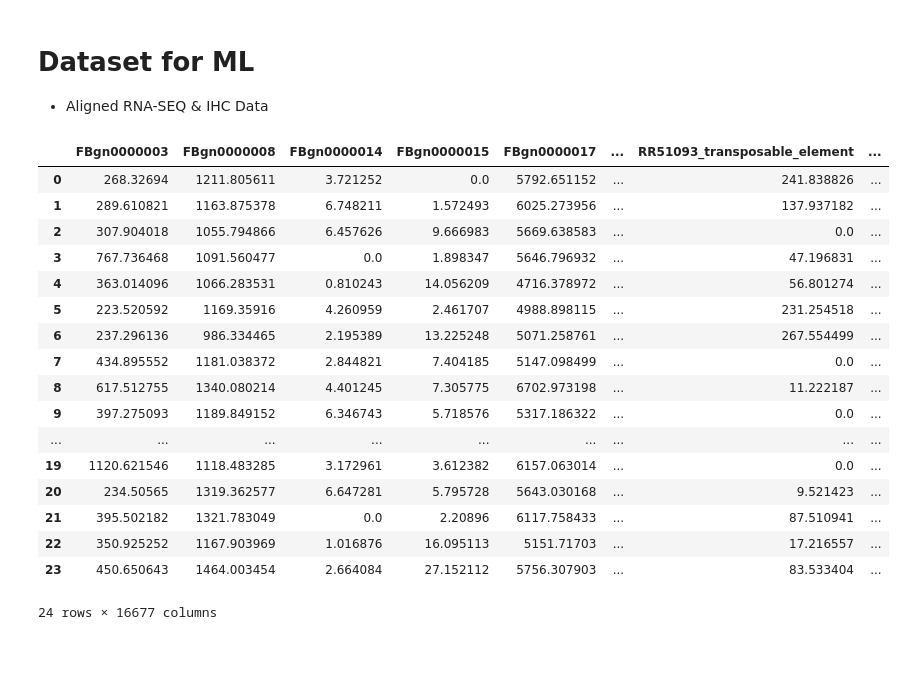
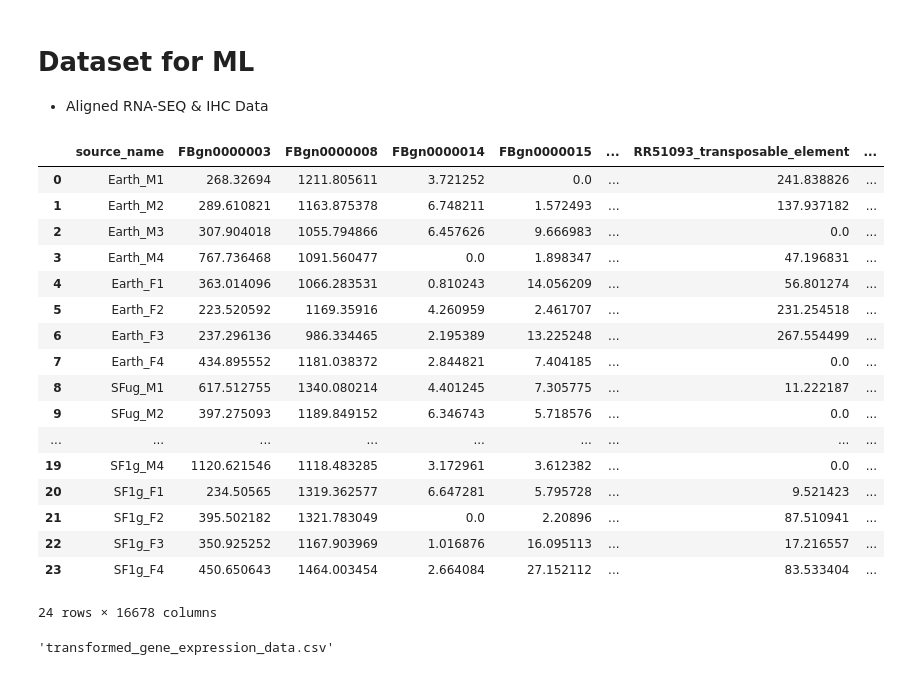
Before and after one commit to rohinsood/osdr-capstone-project, a Jupyter notebook: DataProcessing.ipynb, the cells around one changed output. Drawn from its saved outputs; the diff is of its cells as text; code cells hidden in the pictures.

Commit message:
data augmentation impl (log, sqrt, std)

```diff
--- a/DataProcessing.ipynb
+++ b/DataProcessing.ipynb
@@ -126,47 +128,89 @@ data["IHC"].head()
 # %%
 pd.set_option('display.max_columns', 10)
 
 # set columns to genes
 df = data["RNA-SEQ"].copy().T
 df.columns = df.iloc[0]
 df = df.iloc[1:]
 df.reset_index(inplace=True)
 df.rename(columns={'index': 'source_name'}, inplace=True)
 df.rename_axis("", axis=1, inplace=True)
 
 source_names = df['source_name']
 
 # filter data["IHC"] based on the source_names list
 filtered_IHC = data["IHC"][data["IHC"]['source_name'].isin(source_names)]
 filtered_IHC.set_index('source_name', inplace=True)
 df.set_index('source_name', inplace=True)
 filtered_IHC = filtered_IHC.reindex(df.index)
 filtered_IHC.reset_index(inplace=True)
 
 
 # add IHC values to df
 df = df.join(filtered_IHC.set_index('source_name'), on='source_name').copy()
 df.reset_index(inplace=True)
-df.drop(columns=["source_name"], inplace=True)
+# df.drop(columns=["source_name"], inplace=True)
 
 df.to_csv("filtered_data.csv")
 df
 # %% [output]
-|  | FBgn0000003 | FBgn0000008 | FBgn0000014 | FBgn0000015 | FBgn0000017 | ... | RR51093_transposable_element | ... |
-| 0 | 268.32694 | 1211.805611 | 3.721252 | 0.0 | 5792.651152 | ... | 241.838826 | ... |
-| 1 | 289.610821 | 1163.875378 | 6.748211 | 1.572493 | 6025.273956 | ... | 137.937182 | ... |
-| 2 | 307.904018 | 1055.794866 | 6.457626 | 9.666983 | 5669.638583 | ... | 0.0 | ... |
-| 3 | 767.736468 | 1091.560477 | 0.0 | 1.898347 | 5646.796932 | ... | 47.196831 | ... |
-| 4 | 363.014096 | 1066.283531 | 0.810243 | 14.056209 | 4716.378972 | ... | 56.801274 | ... |
-| 5 | 223.520592 | 1169.35916 | 4.260959 | 2.461707 | 4988.898115 | ... | 231.254518 | ... |
-| 6 | 237.296136 | 986.334465 | 2.195389 | 13.225248 | 5071.258761 | ... | 267.554499 | ... |
-| 7 | 434.895552 | 1181.038372 | 2.844821 | 7.404185 | 5147.098499 | ... | 0.0 | ... |
-| 8 | 617.512755 | 1340.080214 | 4.401245 | 7.305775 | 6702.973198 | ... | 11.222187 | ... |
-| 9 | 397.275093 | 1189.849152 | 6.346743 | 5.718576 | 5317.186322 | ... | 0.0 | ... |
+|  | source_name | FBgn0000003 | FBgn0000008 | FBgn0000014 | FBgn0000015 | ... | RR51093_transposable_element | ... |
+| 0 | Earth_M1 | 268.32694 | 1211.805611 | 3.721252 | 0.0 | ... | 241.838826 | ... |
+| 1 | Earth_M2 | 289.610821 | 1163.875378 | 6.748211 | 1.572493 | ... | 137.937182 | ... |
+| 2 | Earth_M3 | 307.904018 | 1055.794866 | 6.457626 | 9.666983 | ... | 0.0 | ... |
+| 3 | Earth_M4 | 767.736468 | 1091.560477 | 0.0 | 1.898347 | ... | 47.196831 | ... |
+| 4 | Earth_F1 | 363.014096 | 1066.283531 | 0.810243 | 14.056209 | ... | 56.801274 | ... |
+| 5 | Earth_F2 | 223.520592 | 1169.35916 | 4.260959 | 2.461707 | ... | 231.254518 | ... |
+| 6 | Earth_F3 | 237.296136 | 986.334465 | 2.195389 | 13.225248 | ... | 267.554499 | ... |
+| 7 | Earth_F4 | 434.895552 | 1181.038372 | 2.844821 | 7.404185 | ... | 0.0 | ... |
+| 8 | SFug_M1 | 617.512755 | 1340.080214 | 4.401245 | 7.305775 | ... | 11.222187 | ... |
+| 9 | SFug_M2 | 397.275093 | 1189.849152 | 6.346743 | 5.718576 | ... | 0.0 | ... |
 | ... | ... | ... | ... | ... | ... | ... | ... | ... |
-| 19 | 1120.621546 | 1118.483285 | 3.172961 | 3.612382 | 6157.063014 | ... | 0.0 | ... |
-| 20 | 234.50565 | 1319.362577 | 6.647281 | 5.795728 | 5643.030168 | ... | 9.521423 | ... |
-| 21 | 395.502182 | 1321.783049 | 0.0 | 2.20896 | 6117.758433 | ... | 87.510941 | ... |
-| 22 | 350.925252 | 1167.903969 | 1.016876 | 16.095113 | 5151.71703 | ... | 17.216557 | ... |
-| 23 | 450.650643 | 1464.003454 | 2.664084 | 27.152112 | 5756.307903 | ... | 83.533404 | ... |
+| 19 | SF1g_M4 | 1120.621546 | 1118.483285 | 3.172961 | 3.612382 | ... | 0.0 | ... |
+| 20 | SF1g_F1 | 234.50565 | 1319.362577 | 6.647281 | 5.795728 | ... | 9.521423 | ... |
+| 21 | SF1g_F2 | 395.502182 | 1321.783049 | 0.0 | 2.20896 | ... | 87.510941 | ... |
+| 22 | SF1g_F3 | 350.925252 | 1167.903969 | 1.016876 | 16.095113 | ... | 17.216557 | ... |
+| 23 | SF1g_F4 | 450.650643 | 1464.003454 | 2.664084 | 27.152112 | ... | 83.533404 | ... |
-24 rows × 16677 columns
+24 rows × 16678 columns
+# %%
+# Load the gene expression data
+data = df.copy()
+
+# Function to apply transformations and append to dataframe
+def transform_and_append(df, transformation, transformation_name):
+    transformed_data = df.copy()
+    transformed_numeric = transformed_data.select_dtypes(include=[np.number]).apply(transformation)
+    transformed_data.update(transformed_numeric)
+    transformed_data['source_name'] = transformed_data['source_name'] + f'_{transformation_name}'
+    return transformed_data
+
+# Apply log transformation
+log_transformed = transform_and_append(data, np.log1p, 'log')
+
+# Apply sqrt transformation
+sqrt_transformed = transform_and_append(data, np.sqrt, 'sqrt')
+
+# Standardize within groups
+standardized_data = pd.DataFrame()
+groups = data['source_name'].str.split('_', expand=True)[0]
+
+for group in groups.unique():
+    group_data = data[groups == group]
+    numeric_data = group_data.select_dtypes(include=[np.number])
+    scaler = StandardScaler()
+    scaled_data = scaler.fit_transform(numeric_data)
+    scaled_df = group_data.copy()
+    scaled_df.update(pd.DataFrame(scaled_data, columns=numeric_data.columns))
+    scaled_df['source_name'] = scaled_df['source_name'] + '_standardized'
+    standardized_data = pd.concat([standardized_data, scaled_df], axis=0)
+
+# Combine all transformed data
+transformed_data = pd.concat([data, log_transformed, sqrt_transformed, standardized_data], axis=0)
+
+# Save the transformed data
+output_file_path = 'transformed_gene_expression_data.csv'
+transformed_data.to_csv(output_file_path, index=False)
+
+output_file_path
+# %% [output]
+'transformed_gene_expression_data.csv'
```
Also changed, not shown: parts of 2 cells of this notebook, 3 other files.
